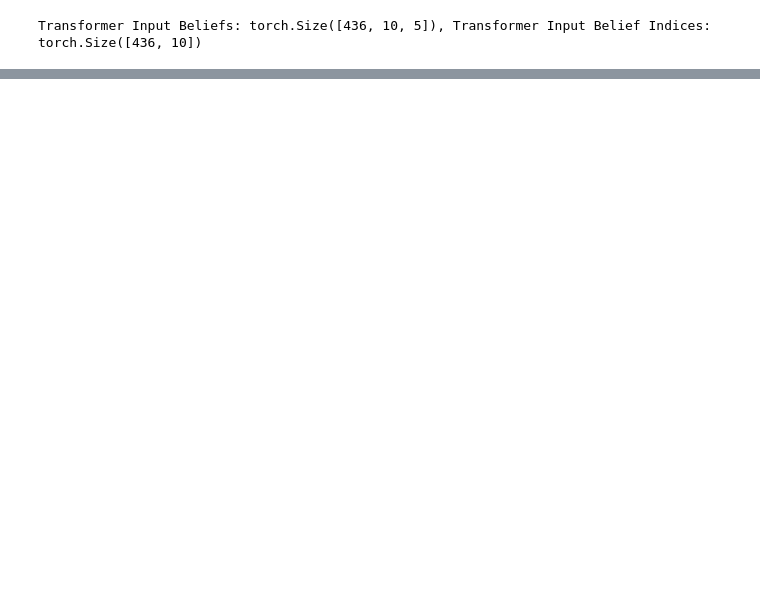
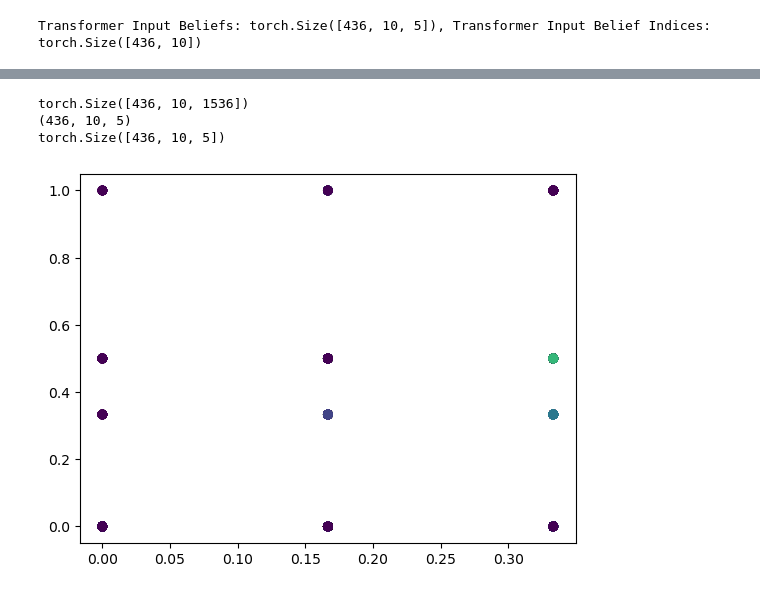
Before and after one commit to adamimos/epsilon-transformers, a Jupyter notebook: examples/rrxor_simplex.ipynb, the cells around one changed output, grey strips where cells are left out. Drawn from its saved outputs; the diff is of its cells as text; code cells hidden in the pictures; blank space fills up the shorter version.

```diff
--- a/examples/rrxor_simplex.ipynb
+++ b/examples/rrxor_simplex.ipynb
@@ -277,0 +355,21 @@ fig.show()
+# %%
+# for every input we need
+# 1) DONE activations  # [batch, n_ctx, d_model]
+# 2) belief representation (this is the projection of the activations)
+# 3) next token prediction
+# 4) ground truth belief
+print(acts.shape)
+print(belief_predictions.shape)
+
+print(transformer_input_beliefs.shape)
+# %% [output]
+torch.Size([436, 10, 1536])
+(436, 10, 5)
+torch.Size([436, 10, 5])
+# %%
+from matplotlib import pyplot as plt
+tib = transformer_input_beliefs.cpu().numpy()
+plt.scatter(tib[:, 0], tib[:, 4], c=tib[:, 3])
+plt.show()
+# %% [output]
+[figure, added]
```
Also changed, not shown: parts of 11 cells of this notebook.
